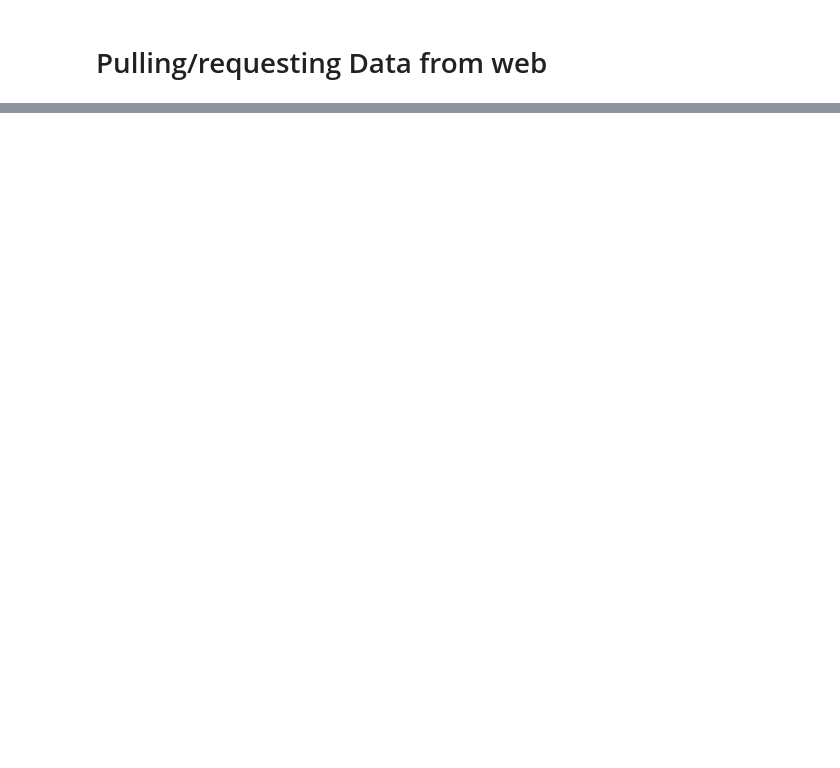
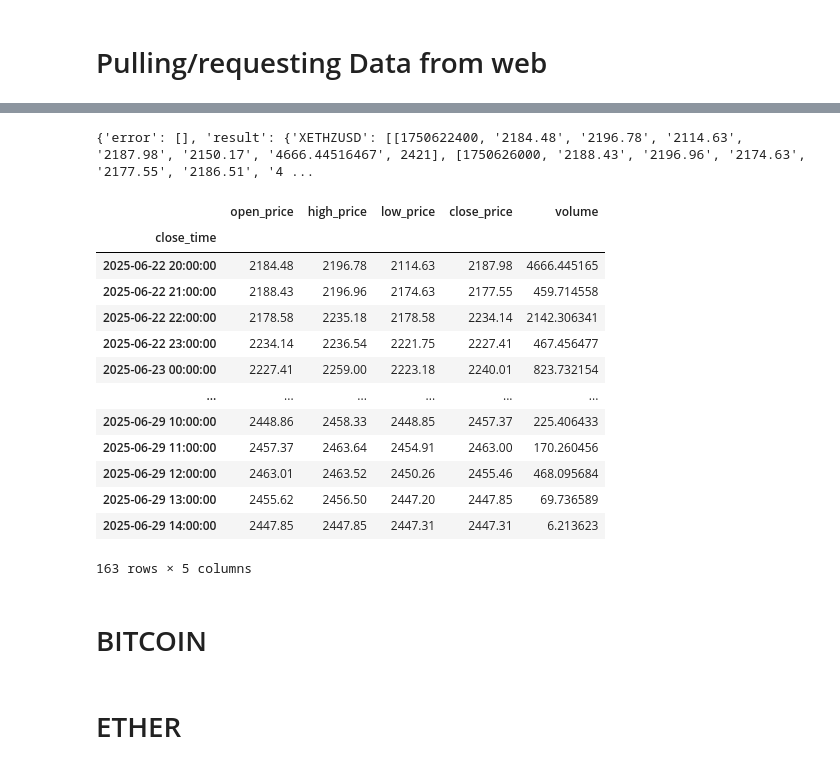
Before and after one commit to Armaan-7/Py_Dt_An-Tut, a Jupyter notebook: notebooks/Tut1.ipynb, the cells around one changed output, grey strips where cells are left out. Saved outputs shown, nothing was run; the diff lists cells and outputs as text; code cells hidden in the pictures; blank space fills up the shorter version.

```diff
--- a/notebooks/Tut1.ipynb
+++ b/notebooks/Tut1.ipynb
@@ -57,0 +105,21 @@ def get_historic_price( symbol, after = '2018-09-01'):
+# %%
+ETH = get_historic_price('eth' , after = last_week)
+ETH
+# %% [output]
+{'error': [], 'result': {'XETHZUSD': [[1750622400, '2184.48', '2196.78', '2114.63', '2187.98', '2150.17', '4666.44516467', 2421], [1750626000, '2188.43', '2196.96', '2174.63', '2177.55', '2186.51', '4 ...
+|  | open_price | high_price | low_price | close_price | volume |
+| close_time |  |  |  |  |  |
+| 2025-06-22 20:00:00 | 2184.48 | 2196.78 | 2114.63 | 2187.98 | 4666.445165 |
+| 2025-06-22 21:00:00 | 2188.43 | 2196.96 | 2174.63 | 2177.55 | 459.714558 |
+| 2025-06-22 22:00:00 | 2178.58 | 2235.18 | 2178.58 | 2234.14 | 2142.306341 |
+| 2025-06-22 23:00:00 | 2234.14 | 2236.54 | 2221.75 | 2227.41 | 467.456477 |
+| 2025-06-23 00:00:00 | 2227.41 | 2259.00 | 2223.18 | 2240.01 | 823.732154 |
+| ... | ... | ... | ... | ... | ... |
+| 2025-06-29 10:00:00 | 2448.86 | 2458.33 | 2448.85 | 2457.37 | 225.406433 |
+| 2025-06-29 11:00:00 | 2457.37 | 2463.64 | 2454.91 | 2463.00 | 170.260456 |
+| 2025-06-29 12:00:00 | 2463.01 | 2463.52 | 2450.26 | 2455.46 | 468.095684 |
+| 2025-06-29 13:00:00 | 2455.62 | 2456.50 | 2447.20 | 2447.85 | 69.736589 |
+| 2025-06-29 14:00:00 | 2447.85 | 2447.85 | 2447.31 | 2447.31 | 6.213623 |
+163 rows × 5 columns
+# %% [markdown]
+# BITCOIN
@@ -57,0 +132,2 @@ def get_historic_price( symbol, after = '2018-09-01'):
+# %% [markdown]
+# ETHER
```
Also changed, not shown: parts of 17 cells of this notebook, 2 other files.
